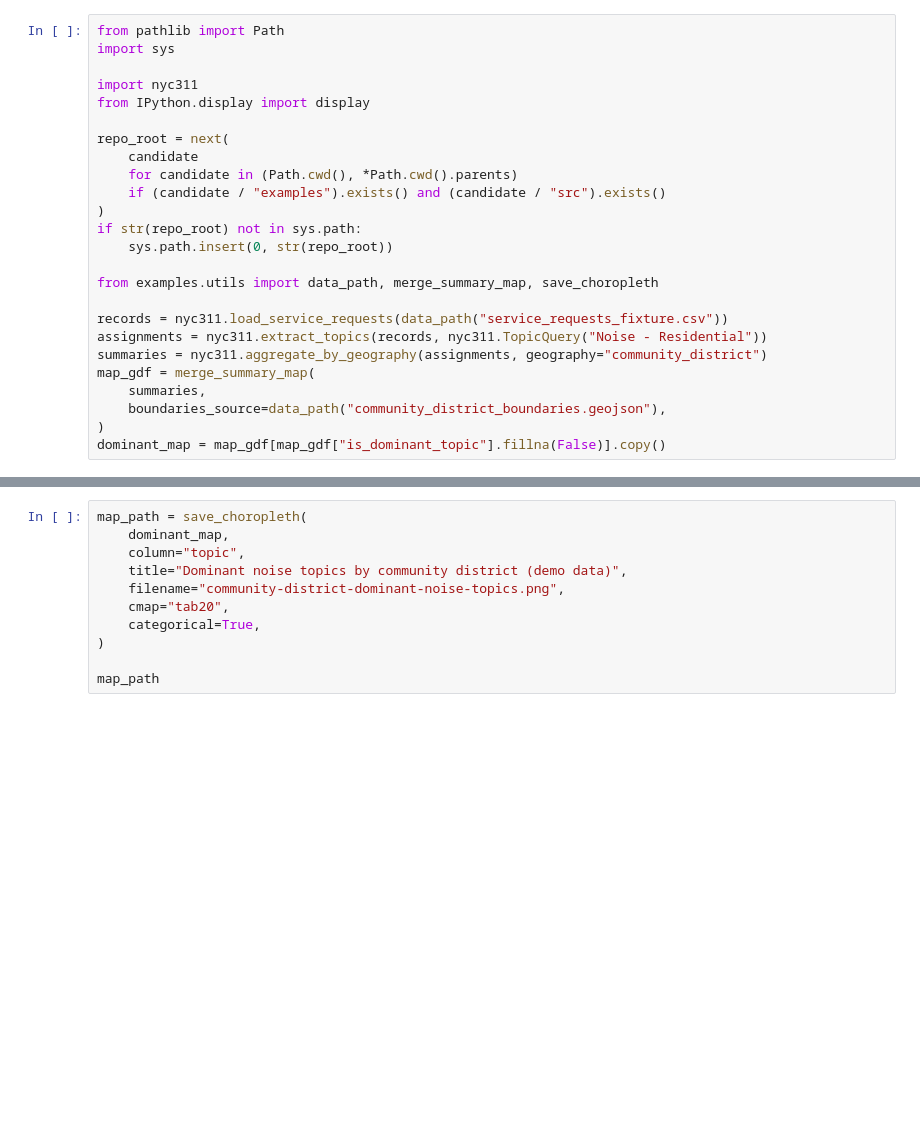
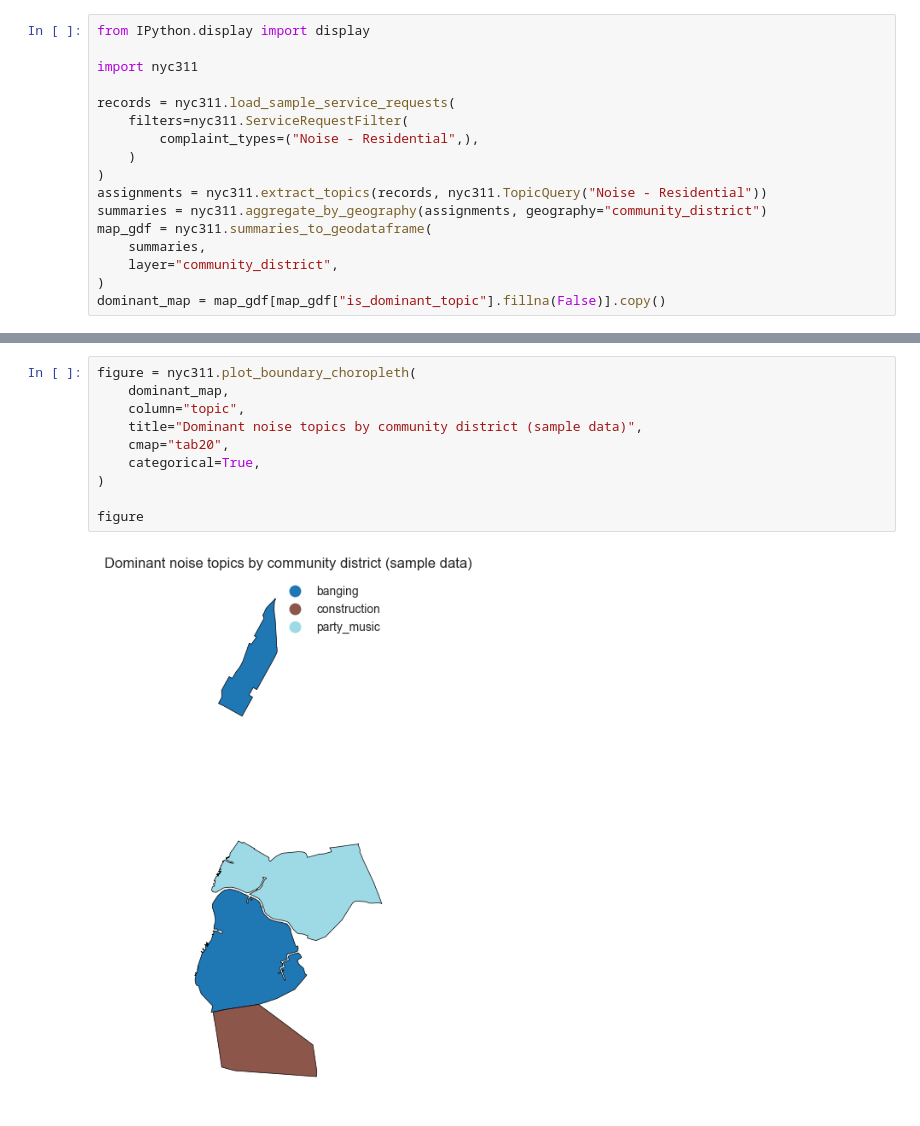
Before and after one commit to random-walks/nyc311, a Jupyter notebook: examples/notebooks/community_district_choropleth.ipynb, the cells around one changed output, grey strips where cells are left out. Drawn from its saved outputs; the diff is of its cells as text; blank space fills up the shorter version.

```diff
--- a/examples/notebooks/community_district_choropleth.ipynb
+++ b/examples/notebooks/community_district_choropleth.ipynb
@@ -11,26 +11,18 @@ It shows how to:
 # %%
-from pathlib import Path
-import sys
+from IPython.display import display
 
 import nyc311
-from IPython.display import display
 
-repo_root = next(
-    candidate
-    for candidate in (Path.cwd(), *Path.cwd().parents)
-    if (candidate / "examples").exists() and (candidate / "src").exists()
+records = nyc311.load_sample_service_requests(
+    filters=nyc311.ServiceRequestFilter(
+        complaint_types=("Noise - Residential",),
+    )
 )
-if str(repo_root) not in sys.path:
-    sys.path.insert(0, str(repo_root))
-
-from examples.utils import data_path, merge_summary_map, save_choropleth
-
-records = nyc311.load_service_requests(data_path("service_requests_fixture.csv"))
 assignments = nyc311.extract_topics(records, nyc311.TopicQuery("Noise - Residential"))
 summaries = nyc311.aggregate_by_geography(assignments, geography="community_district")
-map_gdf = merge_summary_map(
+map_gdf = nyc311.summaries_to_geodataframe(
     summaries,
-    boundaries_source=data_path("community_district_boundaries.geojson"),
+    layer="community_district",
 )
 dominant_map = map_gdf[map_gdf["is_dominant_topic"].fillna(False)].copy()
 # %%
@@ -42,11 +40,12 @@ display(
 # %%
-map_path = save_choropleth(
+figure = nyc311.plot_boundary_choropleth(
     dominant_map,
     column="topic",
-    title="Dominant noise topics by community district (demo data)",
-    filename="community-district-dominant-noise-topics.png",
+    title="Dominant noise topics by community district (sample data)",
     cmap="tab20",
     categorical=True,
 )
 
-map_path
+figure
+# %% [output]
+[figure, added]
```
Also changed, not shown: parts of 3 cells of this notebook, 55 other files.
